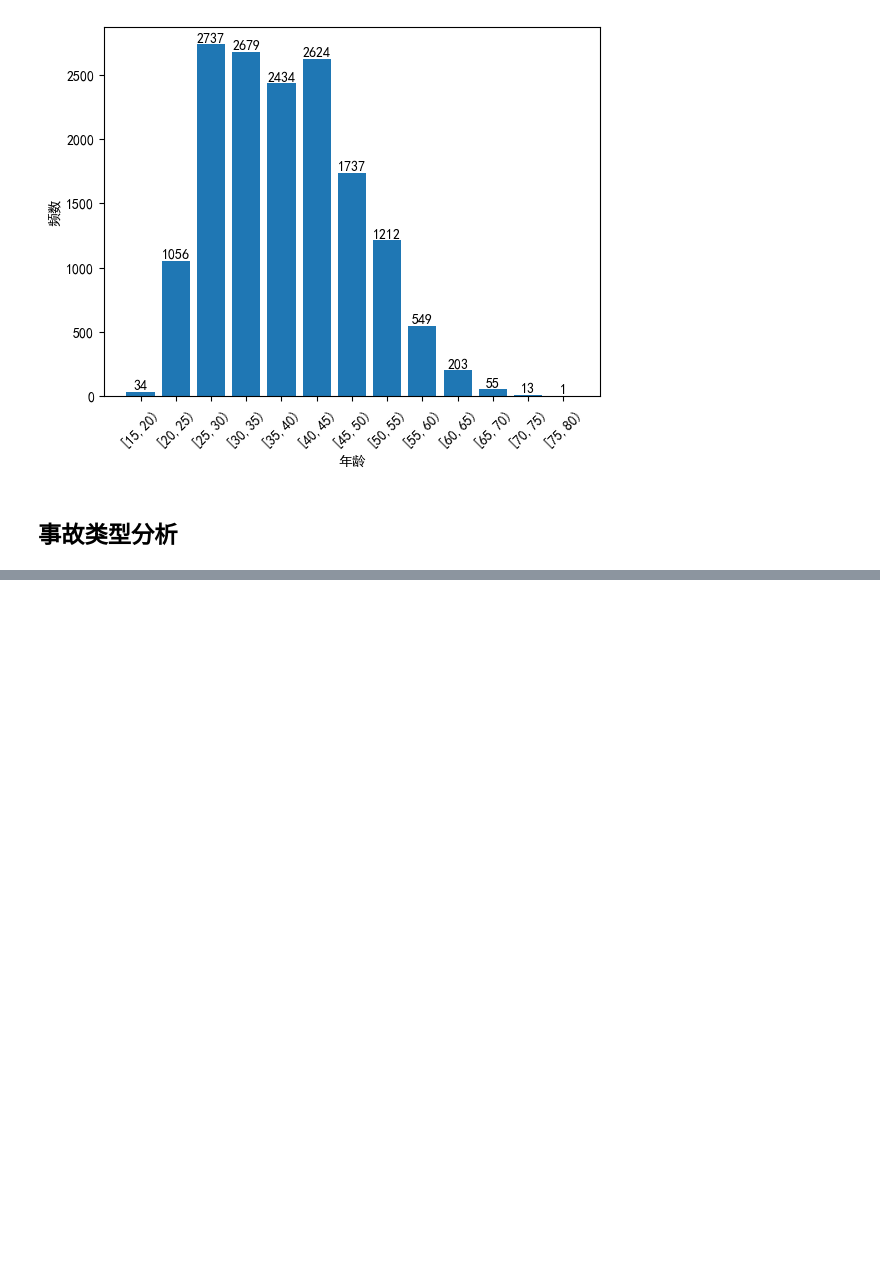
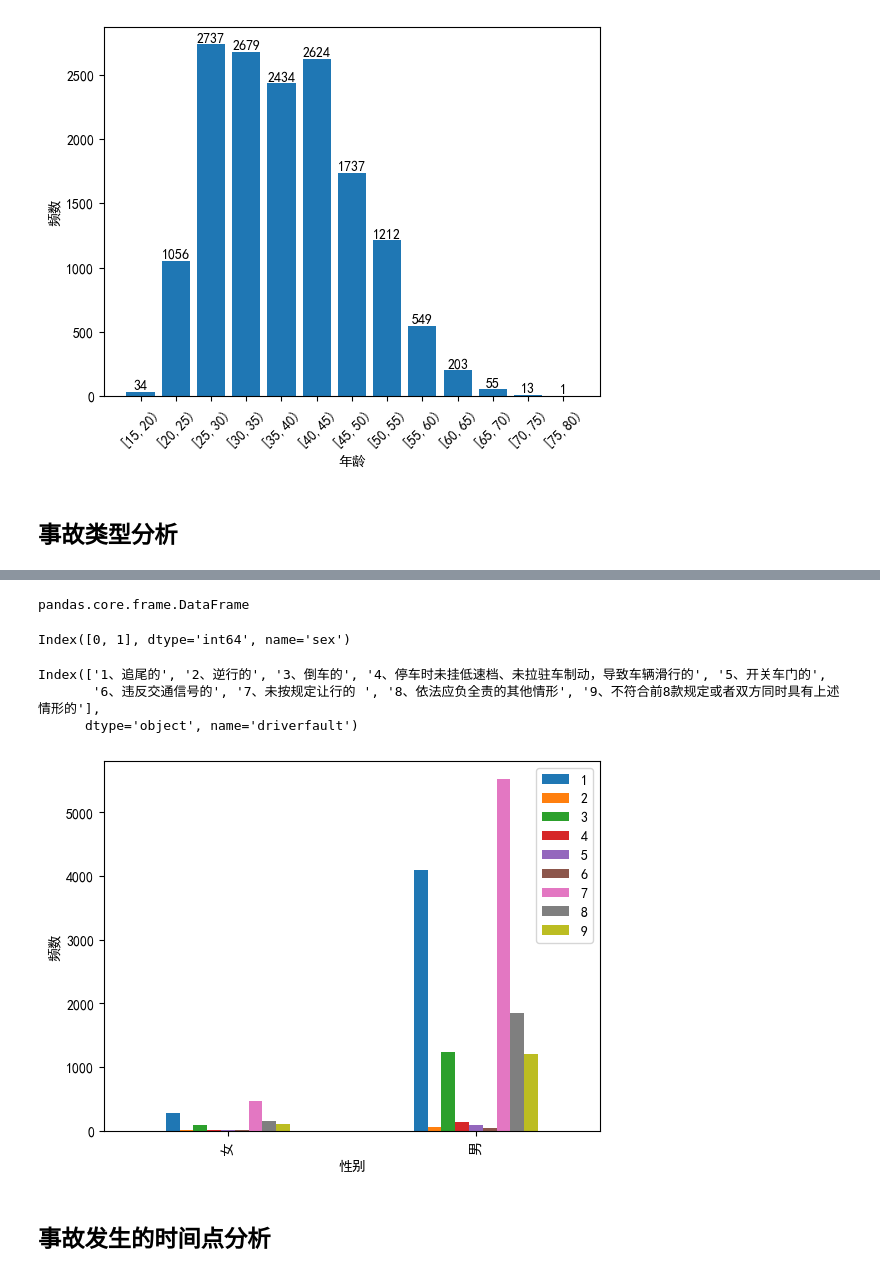
Before and after one commit to weishuotan/python_for_data_analysis, a Jupyter notebook: exercise002.ipynb, the cells around one changed output, grey strips where cells are left out. Saved outputs shown, nothing was run; the diff lists cells and outputs as text; code cells hidden in the pictures; blank space fills up the shorter version.

```diff
--- a/exercise002.ipynb
+++ b/exercise002.ipynb
@@ -348,0 +409,3 @@ plt.show()
+# %%
+sex_driverfault=new_accid.groupby(by=['sex','driverfault']).size()
+sex_driverfault
@@ -348,0 +433,3 @@ plt.show()
+# %%
+sex_driverfault_freq=sex_driverfault.unstack()
+sex_driverfault_freq
@@ -348,0 +441,26 @@ plt.show()
+# %%
+type(sex_driverfault_freq)
+# %% [output]
+pandas.core.frame.DataFrame
+# %%
+sex_driverfault_freq.index
+# %% [output]
+Index([0, 1], dtype='int64', name='sex')
+# %%
+sex_driverfault_freq.columns
+# %% [output]
+Index(['1、追尾的', '2、逆行的', '3、倒车的', '4、停车时未挂低速档、未拉驻车制动，导致车辆滑行的', '5、开关车门的',
+       '6、违反交通信号的', '7、未按规定让行的 ', '8、依法应负全责的其他情形', '9、不符合前8款规定或者双方同时具有上述情形的'],
+      dtype='object', name='driverfault')
+# %%
+sex_driverfault_freq.index=(['女','男'])
+sex_driverfault_freq.columns=(['1','2','3','4','5','6','7','8','9'])
+# %%
+sex_driverfault_freq.plot(kind='bar')
+plt.xlabel('性别')
+plt.ylabel('频数')
+plt.show()
+# %% [output]
+[figure, added]
+# %% [markdown]
+##  事故发生的时间点分析
```
Also changed, not shown: parts of 51 cells of this notebook.
